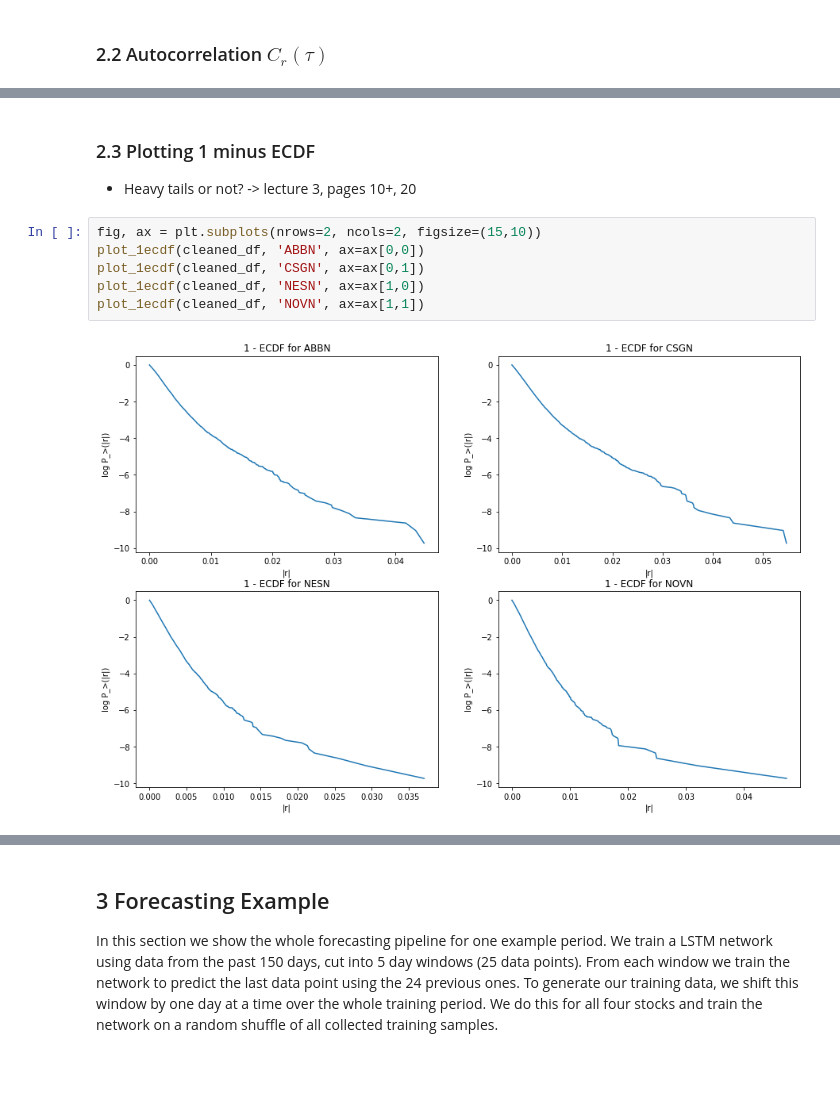
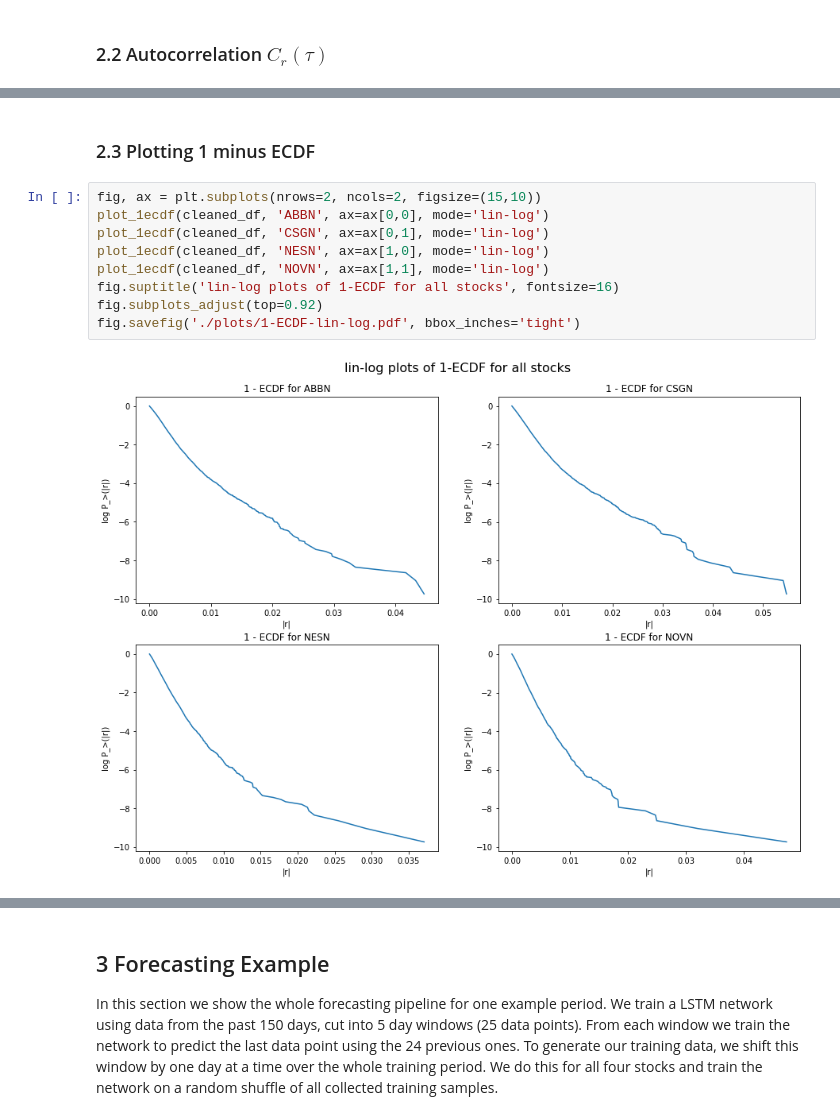
Before and after one commit to miallema/Fin-525, a Jupyter notebook: project.ipynb, the cells around one changed output, grey strips where cells are left out. Drawn from its saved outputs; the diff is of its cells as text; blank space fills up the shorter version.

```diff
--- a/project.ipynb
+++ b/project.ipynb
@@ -194,12 +145,13 @@ Text(0.5, 1.0, 'NOVN')
 # %% [markdown]
 ### 2.3 Plotting 1 minus ECDF
-
-- Heavy tails or not? -> lecture 3, pages 10+, 20
 # %%
 fig, ax = plt.subplots(nrows=2, ncols=2, figsize=(15,10))
-plot_1ecdf(cleaned_df, 'ABBN', ax=ax[0,0])
-plot_1ecdf(cleaned_df, 'CSGN', ax=ax[0,1])
-plot_1ecdf(cleaned_df, 'NESN', ax=ax[1,0])
-plot_1ecdf(cleaned_df, 'NOVN', ax=ax[1,1])
+plot_1ecdf(cleaned_df, 'ABBN', ax=ax[0,0], mode='lin-log')
+plot_1ecdf(cleaned_df, 'CSGN', ax=ax[0,1], mode='lin-log')
+plot_1ecdf(cleaned_df, 'NESN', ax=ax[1,0], mode='lin-log')
+plot_1ecdf(cleaned_df, 'NOVN', ax=ax[1,1], mode='lin-log')
+fig.suptitle('lin-log plots of 1-ECDF for all stocks', fontsize=16)
+fig.subplots_adjust(top=0.92)
+fig.savefig('./plots/1-ECDF-lin-log.pdf', bbox_inches='tight')
 # %% [output]
-[figure, old version]
+[figure, new version]
```
Also changed, not shown: parts of 25 cells of this notebook, 13 other files.
